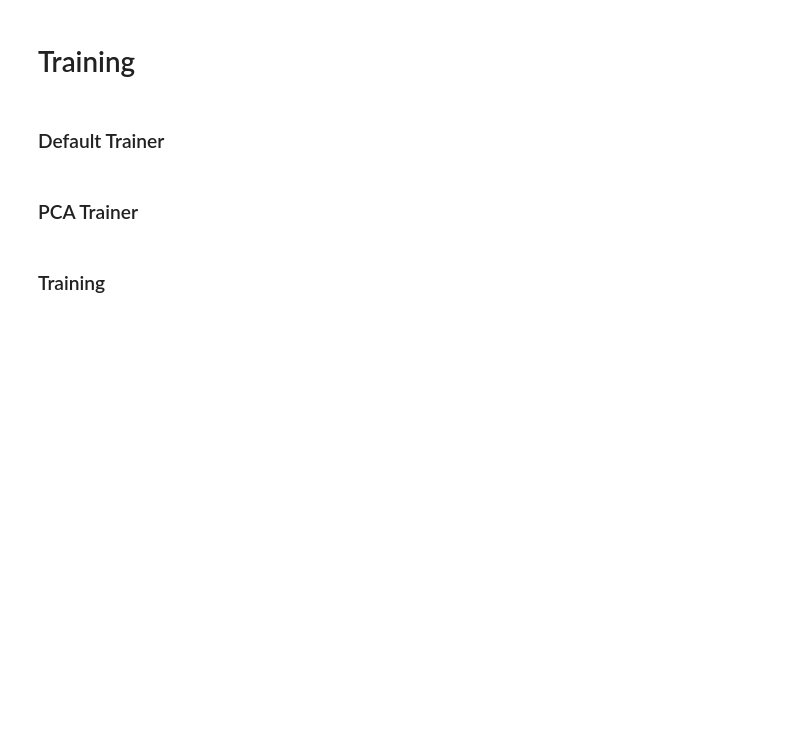
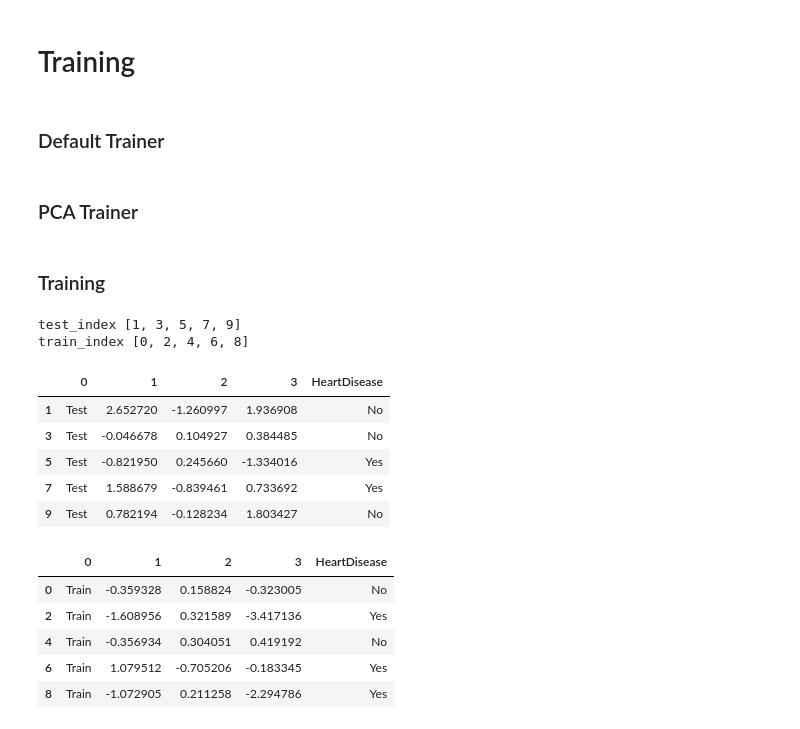
Before and after one commit to ramesaliyev/ai-heart-disease-prediction, a Jupyter notebook: model.ipynb, the cells around one changed output. Cells and saved outputs as stored; diff of their text form; code cells hidden in the pictures; blank space fills up the shorter version.

```diff
--- a/model.ipynb
+++ b/model.ipynb
@@ -1083,3 +1087,44 @@ for (trainer_name, trainer, model_name, model) in set_trainer.run_all_trainers(*
 
     # Show predicts.
     #trainer.get_results_df(model_name, ascending=True).head()
+# %%
+from sklearn.datasets import make_classification
+
+n_samples = 10
+n_features = 4
+
+fdata, flabels = make_classification(n_samples=n_samples, n_features=n_features)
+fake = np.hstack([fdata, flabels.reshape(-1, 1)])
+
+cols = list(range(n_features)) + [TARGET_COLUMN]
+fake = pd.DataFrame(fake, columns=cols)
+
+fake.loc[fake[TARGET_COLUMN] == 0, TARGET_COLUMN] = 'No'
+fake.loc[fake[TARGET_COLUMN] == 1, TARGET_COLUMN] = 'Yes'
+
+test_index = list(range(1, fdata.shape[0], 2))
+train_index = list(range(0, fdata.shape[0], 2))
+
+print('test_index', test_index)
+print('train_index', train_index)
+
+fake.loc[test_index, 0] = 'Test'
+fake.loc[train_index, 0] = 'Train'
+
+fake.loc[test_index].head()
+fake.loc[train_index].head()
+# %% [output]
+test_index [1, 3, 5, 7, 9]
+train_index [0, 2, 4, 6, 8]
+|  | 0 | 1 | 2 | 3 | HeartDisease |
+| 1 | Test | 2.652720 | -1.260997 | 1.936908 | No |
+| 3 | Test | -0.046678 | 0.104927 | 0.384485 | No |
+| 5 | Test | -0.821950 | 0.245660 | -1.334016 | Yes |
+| 7 | Test | 1.588679 | -0.839461 | 0.733692 | Yes |
+| 9 | Test | 0.782194 | -0.128234 | 1.803427 | No |
+|  | 0 | 1 | 2 | 3 | HeartDisease |
+| 0 | Train | -0.359328 | 0.158824 | -0.323005 | No |
+| 2 | Train | -1.608956 | 0.321589 | -3.417136 | Yes |
+| 4 | Train | -0.356934 | 0.304051 | 0.419192 | No |
+| 6 | Train | 1.079512 | -0.705206 | -0.183345 | Yes |
+| 8 | Train | -1.072905 | 0.211258 | -2.294786 | Yes |
```
Also changed, not shown: parts of 3 cells of this notebook.
